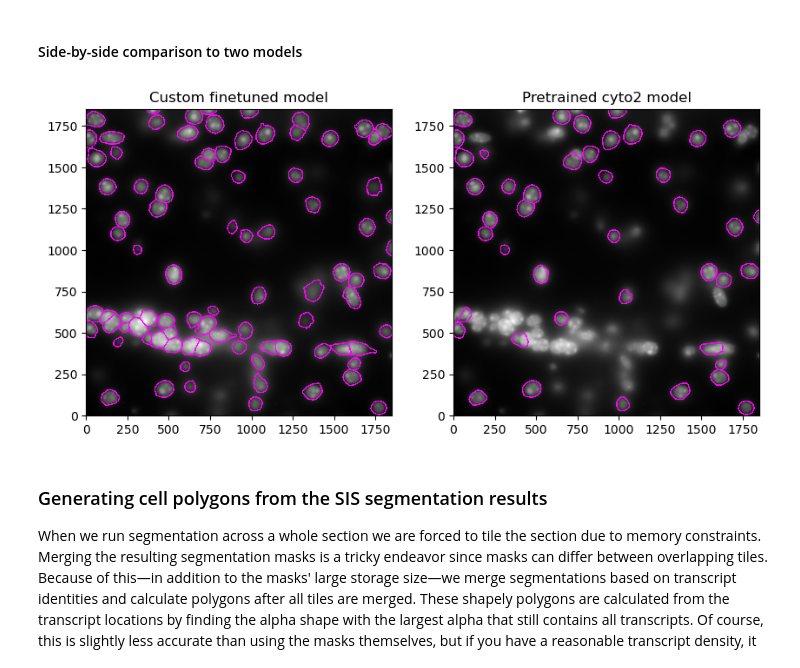
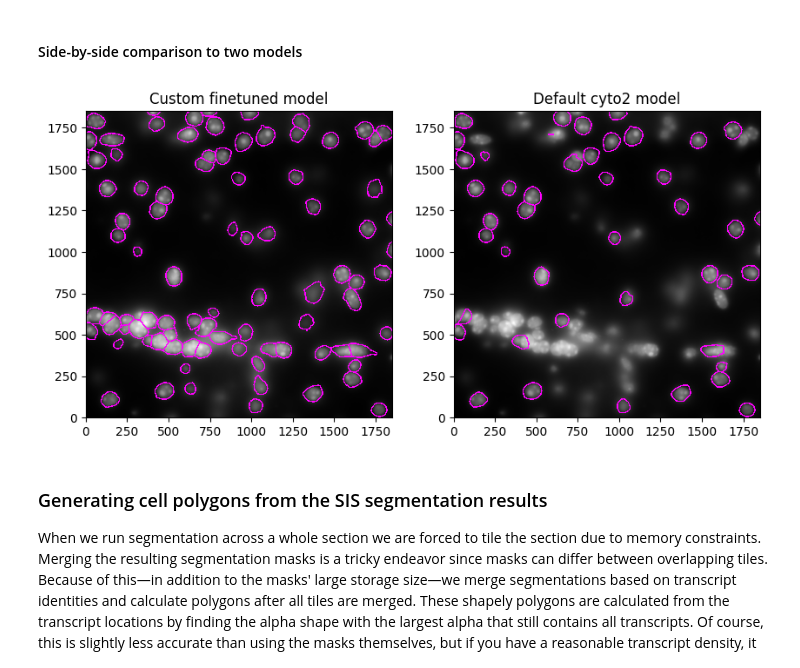
Before and after one commit to AllenInstitute/spots-in-space, a Jupyter notebook: demos/merscope_demo.ipynb, the cells around one changed output. Saved outputs shown, nothing was run; the diff lists cells and outputs as text; code cells hidden in the pictures.

```diff
--- a/demos/merscope_demo.ipynb
+++ b/demos/merscope_demo.ipynb
@@ -122,24 +139,24 @@ result_cyto_2d.mask_image.show(ax[1], cmap=cmap_cyto_2d, interpolation='None')
 # %%
 fig, ax = plt.subplots(1, 2, figsize=(10, 5))
 
 cmap_transparent0 = colors.ListedColormap(['none', 'magenta'])
 
 cyto_outlines = dilation(find_boundaries(result_cyto_2d.mask_image.get_data()[0, ...]), footprint=disk(3))
 custom_outlines = dilation(find_boundaries(result_custom_2d.mask_image.get_data()[0, ...]), footprint=disk(3))
 
 ax[0].imshow(sub_st.get_image(channel='DAPI').get_frames(3).get_data()[0, ...], cmap='gray')
 ax[0].imshow(custom_outlines, cmap=cmap_transparent0, interpolation='nearest')
 ax[0].invert_yaxis()
 ax[0].set_title('Custom finetuned model')
 
 ax[1].imshow(sub_st.get_image(channel='DAPI').get_frames(3).get_data()[0, ...], cmap='gray')
 ax[1].imshow(cyto_outlines, cmap=cmap_transparent0, interpolation='nearest')
 ax[1].invert_yaxis()
-ax[1].set_title('Pretrained cyto2 model')
+ax[1].set_title('Default cyto2 model')
 
 plt.show()
 # %% [output]
-[figure, old version]
+[figure, new version]
 # %% [markdown]
 ### Generating cell polygons from the SIS segmentation results
 
```
Also changed, not shown: parts of 8 cells of this notebook, 2 other files.
